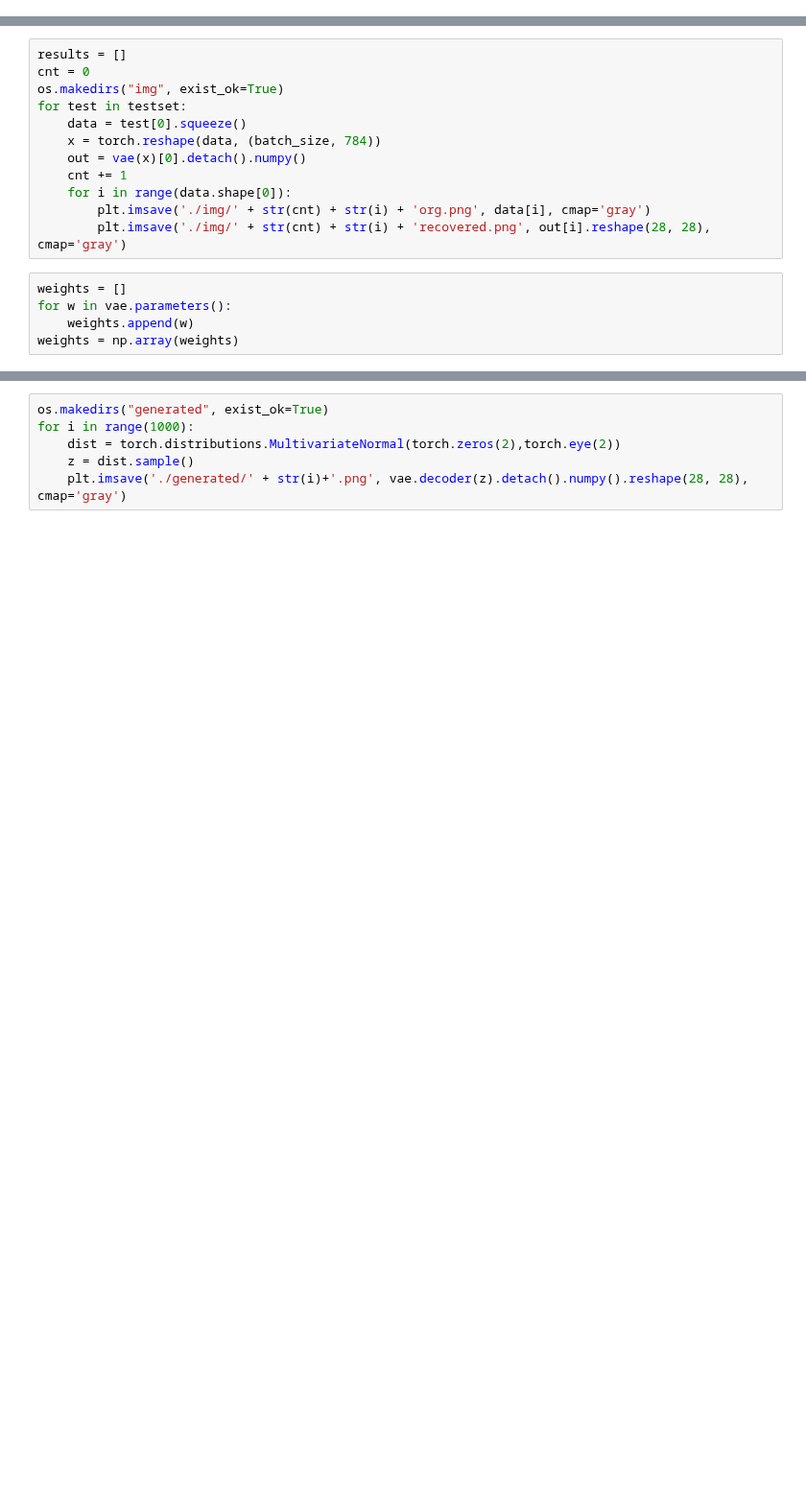
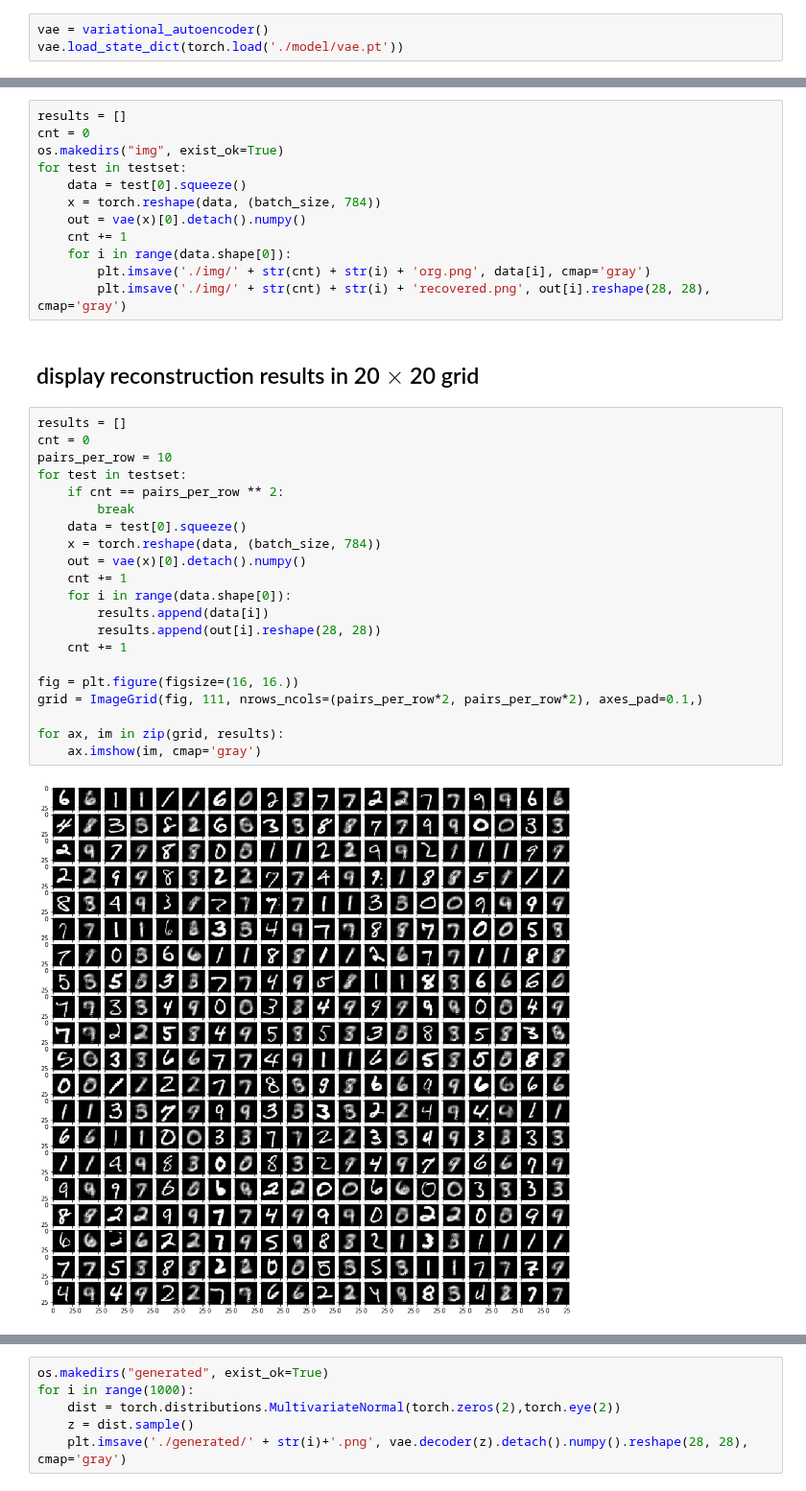
Before and after one commit to zetongqi/machine-learning-demos, a Jupyter notebook: variational_autoencoder.ipynb, the cells around one changed output, grey strips where cells are left out. Shown at 96% size. Saved outputs shown, nothing was run; the diff lists cells and outputs as text; blank space fills up the shorter version.

```diff
--- a/variational_autoencoder.ipynb
+++ b/variational_autoencoder.ipynb
@@ -110,0 +125,3 @@ torch.save(vae.state_dict(), './model/vae.pt')
+# %%
+vae = variational_autoencoder()
+vae.load_state_dict(torch.load('./model/vae.pt'))
@@ -123,8 +146,28 @@ for test in testset:
     for i in range(data.shape[0]):
         plt.imsave('./img/' + str(cnt) + str(i) + 'org.png', data[i], cmap='gray')
         plt.imsave('./img/' + str(cnt) + str(i) + 'recovered.png', out[i].reshape(28, 28), cmap='gray')
-# %%
-weights = []
-for w in vae.parameters():
-    weights.append(w)
-weights = np.array(weights)
+# %% [markdown]
+## display reconstruction results in 20 $\times$ 20 grid
+# %%
+results = []
+cnt = 0
+pairs_per_row = 10
+for test in testset:
+    if cnt == pairs_per_row ** 2:
+        break
+    data = test[0].squeeze()
+    x = torch.reshape(data, (batch_size, 784))
+    out = vae(x)[0].detach().numpy()
+    cnt += 1
+    for i in range(data.shape[0]):
+        results.append(data[i])
+        results.append(out[i].reshape(28, 28))
+    cnt += 1
+
+fig = plt.figure(figsize=(16, 16.))
+grid = ImageGrid(fig, 111, nrows_ncols=(pairs_per_row*2, pairs_per_row*2), axes_pad=0.1,)
+
+for ax, im in zip(grid, results):
+    ax.imshow(im, cmap='gray')
+# %% [output]
+[figure, added]
```
Also changed, not shown: parts of 15 cells of this notebook.
